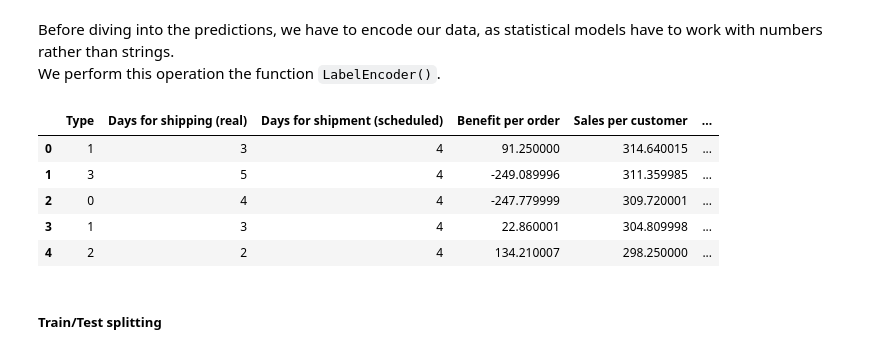
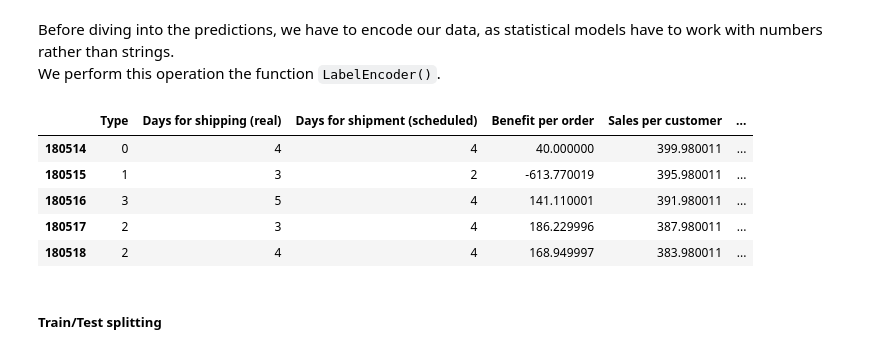
Before and after one commit to federicoleo/classification_models_comparison, a Jupyter notebook: Comparison_of_Statistical_Models_for_a_Fraud_Detection_Application.ipynb, the cells around one changed output. Drawn from its saved outputs; the diff is of its cells as text; code cells hidden in the pictures.

```diff
--- a/Comparison_of_Statistical_Models_for_a_Fraud_Detection_Application.ipynb
+++ b/Comparison_of_Statistical_Models_for_a_Fraud_Detection_Application.ipynb
@@ -592,14 +600,14 @@ for column in train_data.columns:
   if train_data[column].dtype == 'object':
     train_data[column] = le.fit_transform(train_data[column])
 # %%
-train_data.head(5)
+train_data.tail(5)
 # %% [output]
 |  | Type | Days for shipping (real) | Days for shipment (scheduled) | Benefit per order | Sales per customer | ... |
-| 0 | 1 | 3 | 4 | 91.250000 | 314.640015 | ... |
-| 1 | 3 | 5 | 4 | -249.089996 | 311.359985 | ... |
-| 2 | 0 | 4 | 4 | -247.779999 | 309.720001 | ... |
-| 3 | 1 | 3 | 4 | 22.860001 | 304.809998 | ... |
-| 4 | 2 | 2 | 4 | 134.210007 | 298.250000 | ... |
+| 180514 | 0 | 4 | 4 | 40.000000 | 399.980011 | ... |
+| 180515 | 1 | 3 | 2 | -613.770019 | 395.980011 | ... |
+| 180516 | 3 | 5 | 4 | 141.110001 | 391.980011 | ... |
+| 180517 | 2 | 3 | 4 | 186.229996 | 387.980011 | ... |
+| 180518 | 2 | 4 | 4 | 168.949997 | 383.980011 | ... |
 # %% [markdown]
 ##### **Train/Test splitting**
 # %% [markdown]
```
Also changed, not shown: parts of 16 cells of this notebook.
